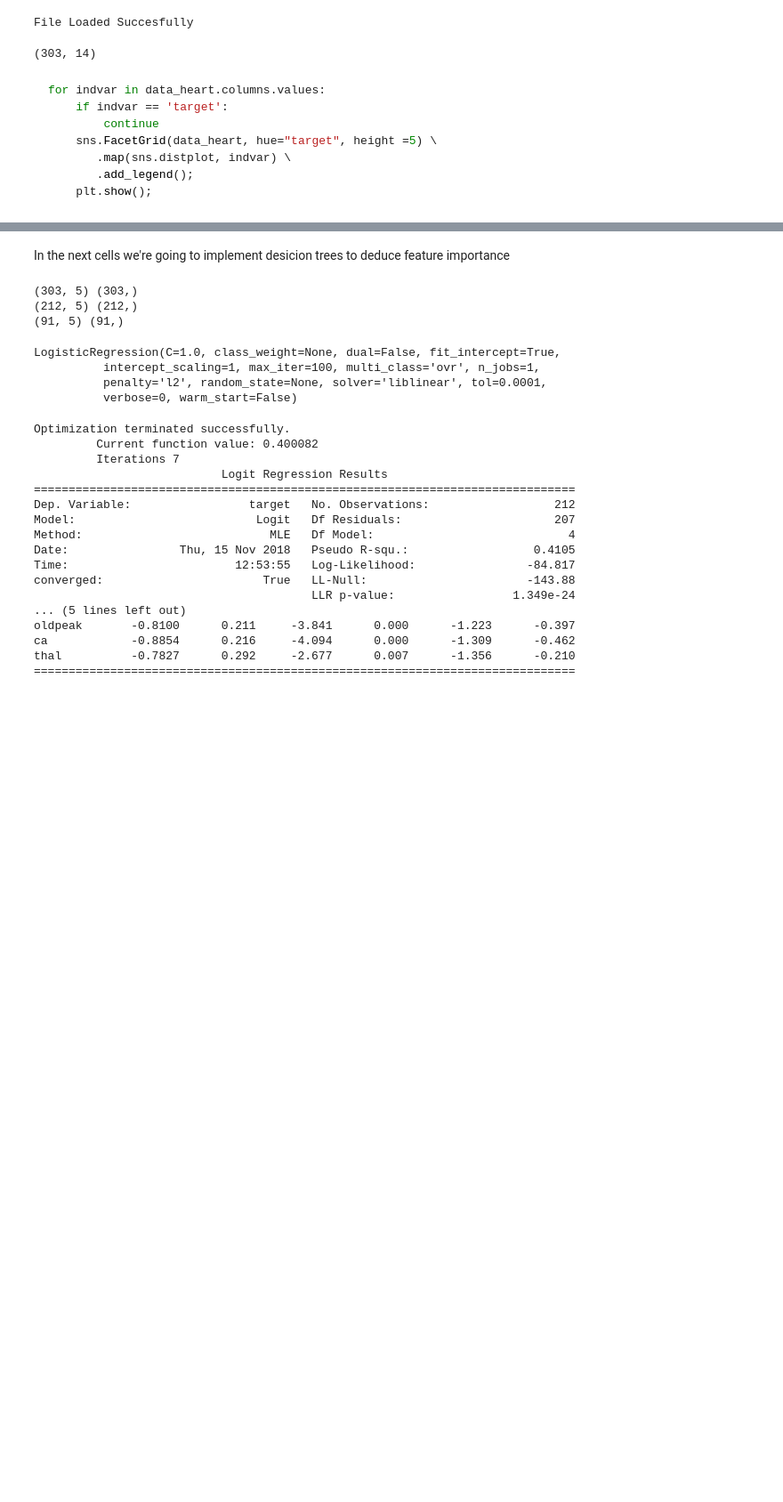
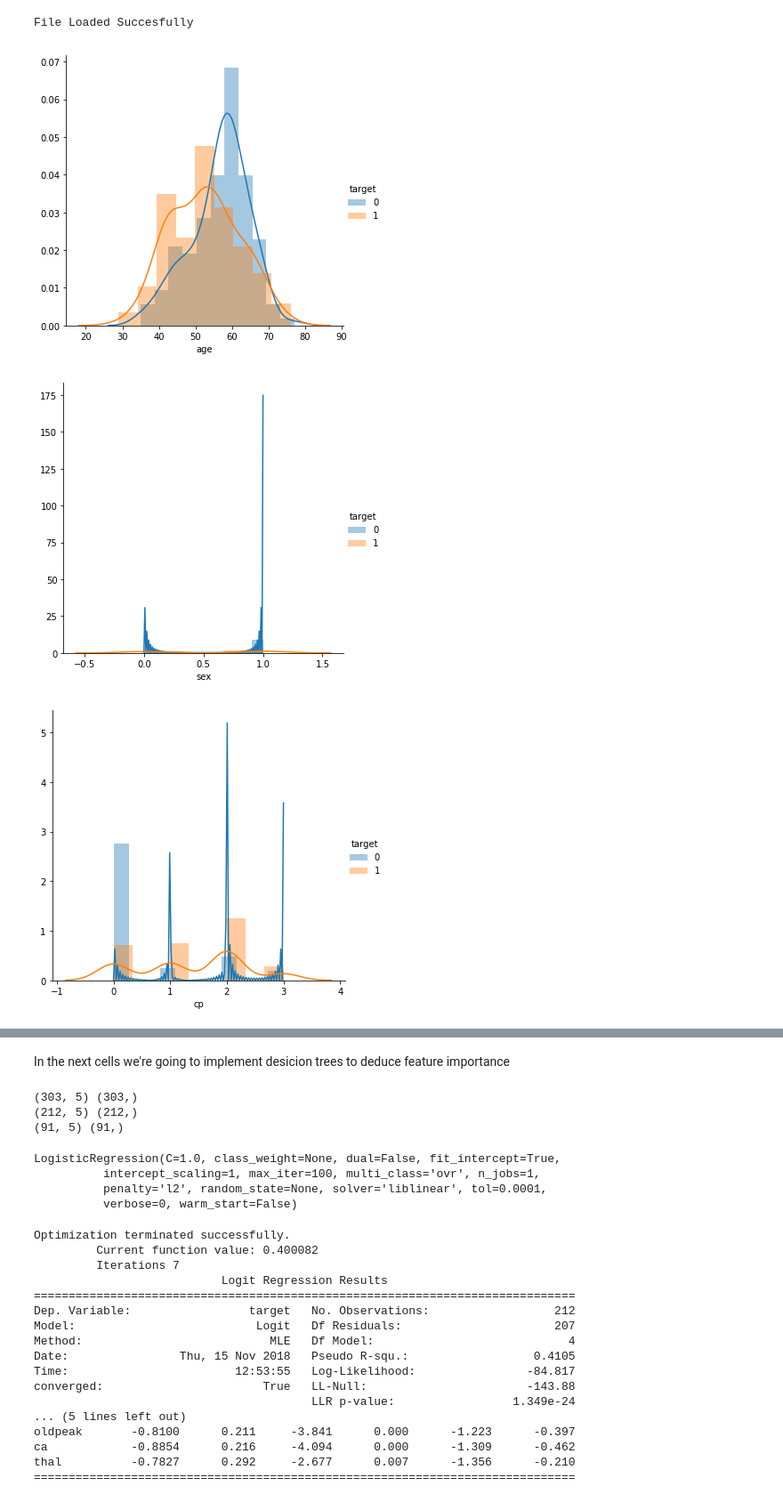
Before and after one commit to kaizendae/Heart-Disease-Project, a Jupyter notebook: EDA.ipynb, the cells around one changed output, grey strips where cells are left out. Shown at 89% size. Saved outputs shown, nothing was run; the diff lists cells and outputs as text; code cells hidden in the pictures; blank space fills up the shorter version.

````diff
--- a/EDA.ipynb
+++ b/EDA.ipynb
@@ -44,17 +38,16 @@ except:
     print("File Not Found !!")
 # %% [output]
 File Loaded Succesfully
-# %%
-data_heart.shape
-# %% [output]
-(303, 14)
-# %% [markdown]
-```python
-for indvar in data_heart.columns.values:
-    if indvar == 'target':
-        continue
-    sns.FacetGrid(data_heart, hue="target", height =5) \
-       .map(sns.distplot, indvar) \
-       .add_legend();
-    plt.show();
-```
+# %%
+#```python
+for indvar in data_heart.columns.values:
+    if indvar == 'target':
+        continue
+    sns.FacetGrid(data_heart, hue="target", height =5) \
+       .map(sns.distplot, indvar) \
+       .add_legend();
+    plt.show();
+# %% [output]
+[figure, added]
+[figure, added]
+[figure, added]
````
Also changed, not shown: parts of 4 cells of this notebook.
